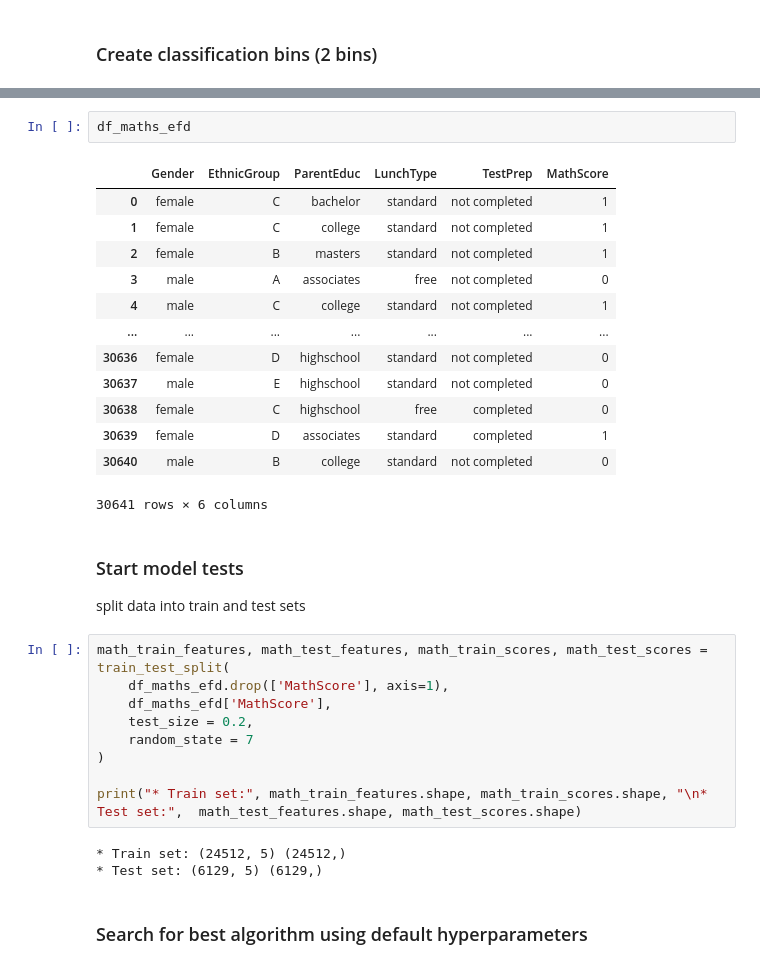
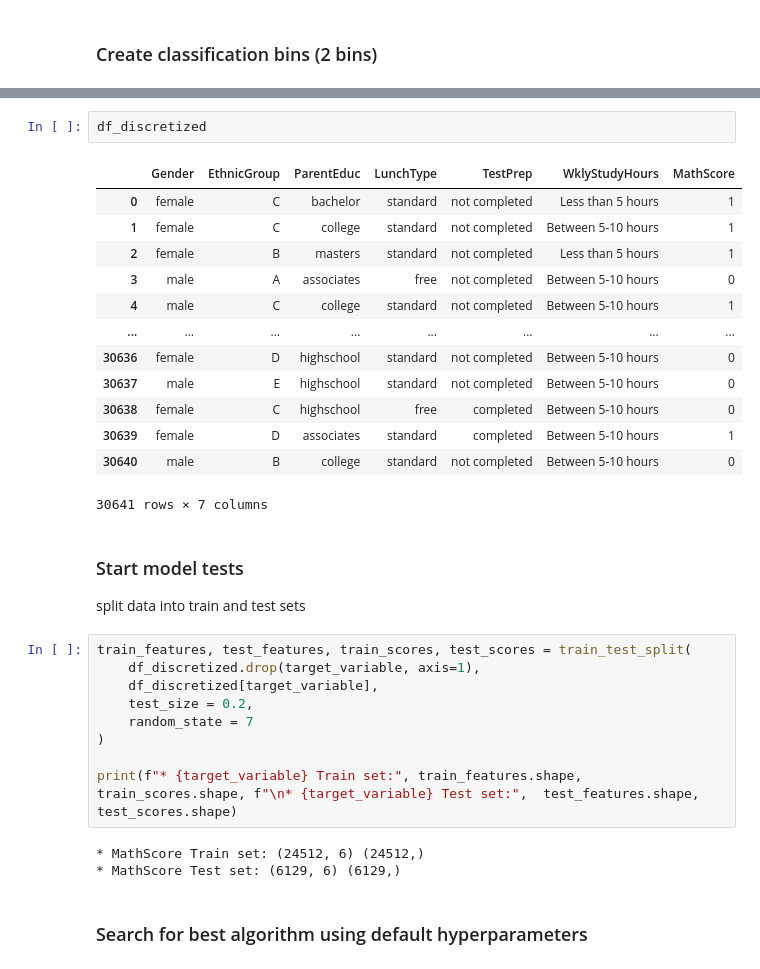
Before and after one commit to A-Hoenig/student-AI, a Jupyter notebook: jupyter_notebooks/NB_8c_math_model_class_2.ipynb, the cells around one changed output, grey strips where cells are left out. Saved outputs shown, nothing was run; the diff lists cells and outputs as text.

```diff
--- a/jupyter_notebooks/NB_8c_math_model_class_2.ipynb
+++ b/jupyter_notebooks/NB_8c_math_model_class_2.ipynb
@@ -322,37 +324,37 @@ plt.show()
 * The classes represent the following ranges:
 {'MathScore': [-inf, 67.0, inf]}
 [figure]
-# %%
-df_maths_efd
-# %% [output]
-|  | Gender | EthnicGroup | ParentEduc | LunchType | TestPrep | MathScore |
-| 0 | female | C | bachelor | standard | not completed | 1 |
-| 1 | female | C | college | standard | not completed | 1 |
-| 2 | female | B | masters | standard | not completed | 1 |
-| 3 | male | A | associates | free | not completed | 0 |
-| 4 | male | C | college | standard | not completed | 1 |
-| ... | ... | ... | ... | ... | ... | ... |
-| 30636 | female | D | highschool | standard | not completed | 0 |
-| 30637 | male | E | highschool | standard | not completed | 0 |
-| 30638 | female | C | highschool | free | completed | 0 |
-| 30639 | female | D | associates | standard | completed | 1 |
-| 30640 | male | B | college | standard | not completed | 0 |
-30641 rows × 6 columns
+# %%
+df_discretized
+# %% [output]
+|  | Gender | EthnicGroup | ParentEduc | LunchType | TestPrep | WklyStudyHours | MathScore |
+| 0 | female | C | bachelor | standard | not completed | Less than 5 hours | 1 |
+| 1 | female | C | college | standard | not completed | Between 5-10 hours | 1 |
+| 2 | female | B | masters | standard | not completed | Less than 5 hours | 1 |
+| 3 | male | A | associates | free | not completed | Between 5-10 hours | 0 |
+| 4 | male | C | college | standard | not completed | Between 5-10 hours | 1 |
+| ... | ... | ... | ... | ... | ... | ... | ... |
+| 30636 | female | D | highschool | standard | not completed | Between 5-10 hours | 0 |
+| 30637 | male | E | highschool | standard | not completed | Between 5-10 hours | 0 |
+| 30638 | female | C | highschool | free | completed | Between 5-10 hours | 0 |
+| 30639 | female | D | associates | standard | completed | Between 5-10 hours | 1 |
+| 30640 | male | B | college | standard | not completed | Between 5-10 hours | 0 |
+30641 rows × 7 columns
 # %% [markdown]
 ### Start model tests
 split data into train and test sets
 # %%
-math_train_features, math_test_features, math_train_scores, math_test_scores = train_test_split(
-    df_maths_efd.drop(['MathScore'], axis=1),
-    df_maths_efd['MathScore'],
+train_features, test_features, train_scores, test_scores = train_test_split(
+    df_discretized.drop(target_variable, axis=1),
+    df_discretized[target_variable],
     test_size = 0.2,
     random_state = 7
 )
 
-print("* Train set:", math_train_features.shape, math_train_scores.shape, "\n* Test set:",  math_test_features.shape, math_test_scores.shape)
+print(f"* {target_variable} Train set:", train_features.shape, train_scores.shape, f"\n* {target_variable} Test set:",  test_features.shape, test_scores.shape)
 # %% [output]
-* Train set: (24512, 5) (24512,)
-* Test set: (6129, 5) (6129,)
+* MathScore Train set: (24512, 6) (24512,)
+* MathScore Test set: (6129, 6) (6129,)
 # %% [markdown]
 ### Search for best algorithm using default hyperparameters
 # %%
```
Also changed, not shown: parts of 17 cells of this notebook, 2 other files.
